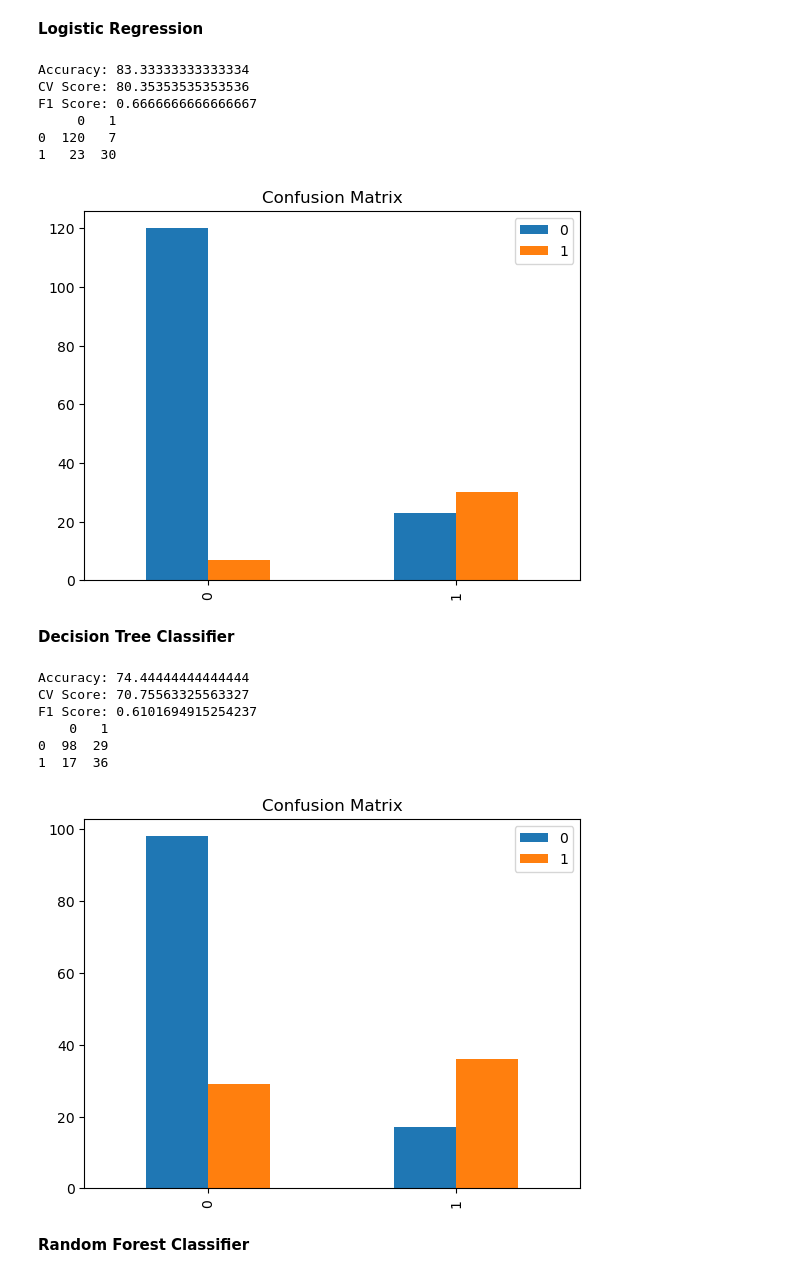
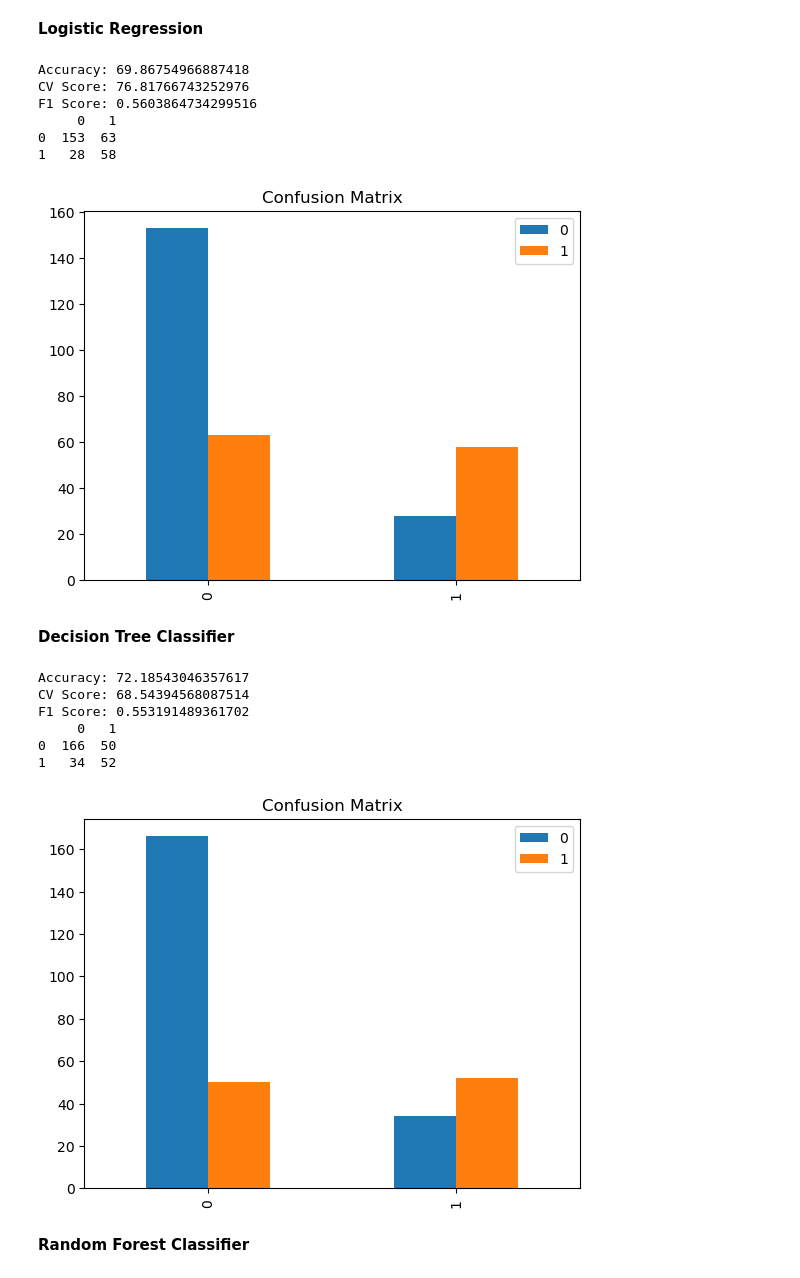
Before and after one commit to arielya10/Wine-Ranking-Prediction, a Jupyter notebook: Wine Ranking Prediction.ipynb, the cells around one changed output. Cells and saved outputs as stored; diff of their text form; code cells hidden in the pictures.

```diff
--- a/Wine Ranking Prediction.ipynb
+++ b/Wine Ranking Prediction.ipynb
@@ -137,14 +137,13 @@ with pd.option_context('display.max_colwidth', -1):
 # %%
 df['reviews'] = df['reviews'].str.lower().str.replace(r'[^\w\s]', '', regex=True)
 # %%
-df['reviews'] = df['reviews'].apply(lambda x: x if x else None)
-df = df.dropna(subset=['reviews'])
+df["reviews"].fillna("N/A", inplace=True)
 # %% [markdown]
 **Removing any rows where the value in the rating and abv columns is 0, this is done because we want only alcoholic wine, as non-alcoholic wine would have a 0 value for 'abv' column. Then it removes any rows where the value in the rating_count column is less than or equal to 8, this is done to ensure that the data is reliable and accurate, as wines with only 2 reviews would not provide a sufficient sample size to produce an accurate machine learning model.**
 # %%
 df = df[df['rating'] != 0]
 df = df[df['abv'] != 0]
-df = df[df['rating_count'] > 8]
+df = df[df['rating_count'] >= 8]
 # %% [markdown]
 **Removing any rows where the 'year' column is not a numeric value and converting to a numeric data type. removing any commas from the 'price' column and converting it to an integer, and converting the 'rating' column to a float data type.**
 # %%
@@ -164,6 +163,6 @@ df = df.reset_index(drop=True)
 # %%
-df = df.groupby('varietal').filter(lambda x : len(x)>2).reset_index(drop=True)
-df = df.groupby('origin').filter(lambda x : len(x)>2).reset_index(drop=True)
+df = df.groupby('varietal').filter(lambda x : len(x)>3).reset_index(drop=True)
+df = df.groupby('origin').filter(lambda x : len(x)>3).reset_index(drop=True)
 # %% [markdown]
 **Remove duplicates**
 # %%
@@ -467,3 +467,7 @@ x_train, x_test, y_train, y_test = train_test_split(X, y, test_size=0.25, random
+# %%
+from imblearn.over_sampling import SMOTE
+sm = SMOTE()
+x_train, y_train = sm.fit_resample(x_train, y_train)
 # %% [markdown]
 **Classify function takes a model, a set of training data (x_train and y_train), and a set of test data (x_test and y_test) as input, and it performs several tasks related to evaluating the performance of the model**
 # %%
@@ -497,18 +501,18 @@ models_accuracies = []
 **Logistic Regression**
 # %%
 from sklearn.linear_model import LogisticRegression
-logistic_regression = LogisticRegression(max_iter=1500)
+logistic_regression = LogisticRegression(max_iter=2000)
 trained_model, y_pred_lr , accuracy_lr = classify(logistic_regression, x_train, x_test, y_train, y_test)
 models.append(trained_model)
 models_accuracies.append(accuracy_lr)
 # %% [output]
-Accuracy: 83.33333333333334
-CV Score: 80.35353535353536
-F1 Score: 0.6666666666666667
+Accuracy: 69.86754966887418
+CV Score: 76.81766743252976
+F1 Score: 0.5603864734299516
      0   1
-0  120   7
-1   23  30
+0  153  63
+1   28  58
-[figure, old version]
+[figure, new version]
 # %% [markdown]
 **Decision Tree Classifier**
 # %%
@@ -518,13 +522,13 @@ trained_model, y_pred_dt , accuracy_dt = classify(decision_tree, x_train, x_test
 models.append(trained_model)
 models_accuracies.append(accuracy_dt)
 # %% [output]
-Accuracy: 74.44444444444444
-CV Score: 70.75563325563327
-F1 Score: 0.6101694915254237
-    0   1
-0  98  29
-1  17  36
+Accuracy: 72.18543046357617
+CV Score: 68.54394568087514
+F1 Score: 0.553191489361702
+     0   1
+0  166  50
+1   34  52
-[figure, old version]
+[figure, new version]
 # %% [markdown]
 **Random Forest Classifier**
 # %%
```
Also changed, not shown: parts of 30 cells of this notebook, 2 other files.
